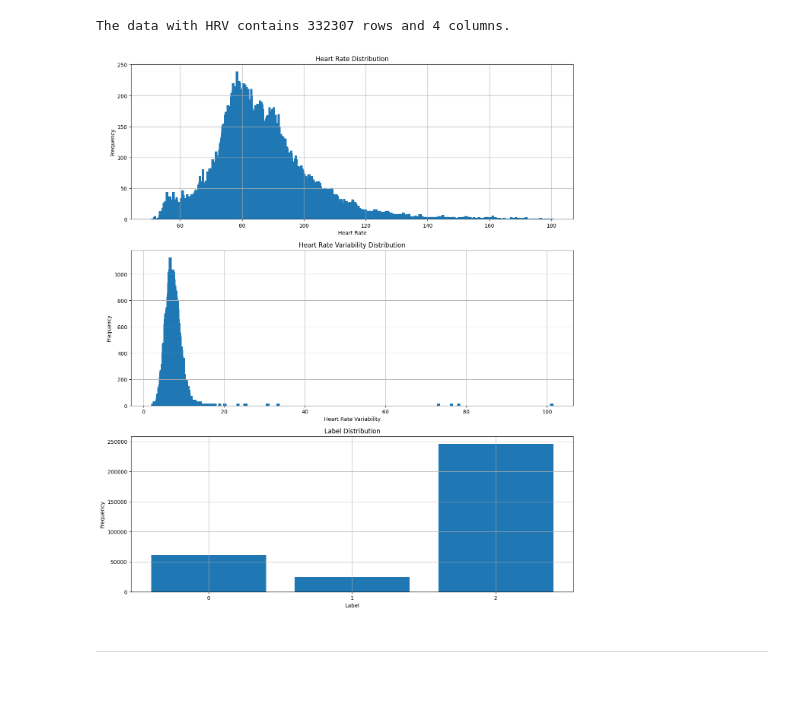
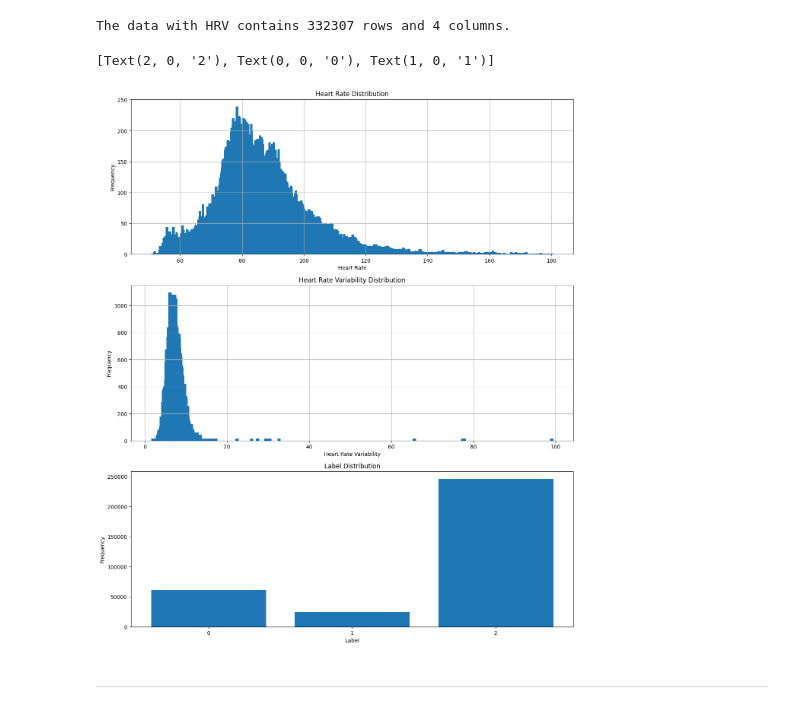
Before and after one commit to StamatisOrfanos/Stress_Detection, a Jupyter notebook: preprocessing.ipynb, the cells around one changed output. Drawn from its saved outputs; the diff is of its cells as text; code cells hidden in the pictures.

```diff
--- a/preprocessing.ipynb
+++ b/preprocessing.ipynb
@@ -91,34 +91,33 @@ print('The data with HRV contains {} rows and {} columns.'.format(resampled.shap
 The data with HRV contains 332307 rows and 4 columns.
 # %%
 # Plot statistical data for the dataset
-labels = resampled['label'].value_counts()
-
 nrows = 3
 ncols = 1
 
 fig, axs = plt.subplots(nrows, ncols, figsize=(15, 18))
 
 axs[0].bar(resampled['HR'].value_counts().index, resampled['HR'].value_counts().values)
 axs[0].set_title('Heart Rate Distribution')
 axs[0].set_xlabel('Heart Rate')
 axs[0].set_ylabel('Frequency')
 axs[0].grid(True)
 
 axs[1].bar(resampled['HRV'].value_counts().index, resampled['HRV'].value_counts().values)
 axs[1].set_title('Heart Rate Variability Distribution')
 axs[1].set_xlabel('Heart Rate Variability')
 axs[1].set_ylabel('Frequency')
 axs[1].grid(True)
 
 
-axs[2].bar(labels.index, labels.values)
+axs[2].bar(resampled['label'].value_counts().index, resampled['label'].value_counts().values)
 axs[2].set_title('Label Distribution')
 axs[2].set_xlabel('Label')
 axs[2].set_ylabel('Frequency')
-axs[2].set_xticks(labels.index)
-axs[2].set_xticklabels(labels.index.astype(int))
+axs[2].set_xticks(resampled['label'].value_counts().index)
+axs[2].set_xticklabels(resampled['label'].value_counts().index.astype(int))
 # %% [output]
+[Text(2, 0, '2'), Text(0, 0, '0'), Text(1, 0, '1')]
-[figure, old version]
+[figure, new version]
 # %% [markdown]
 ---
 # %% [markdown]
```
Also changed, not shown: parts of 13 cells of this notebook, 6 other files.
